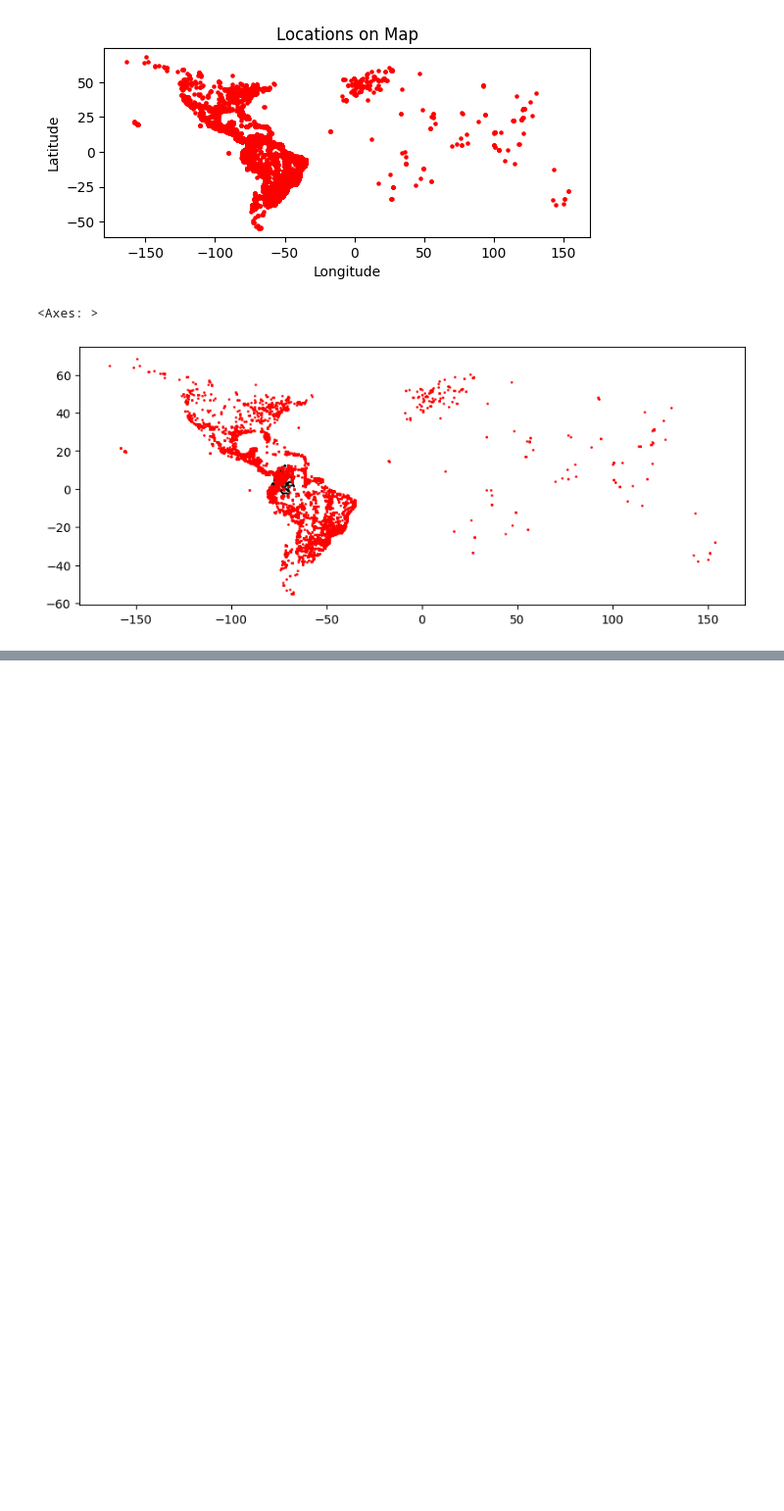
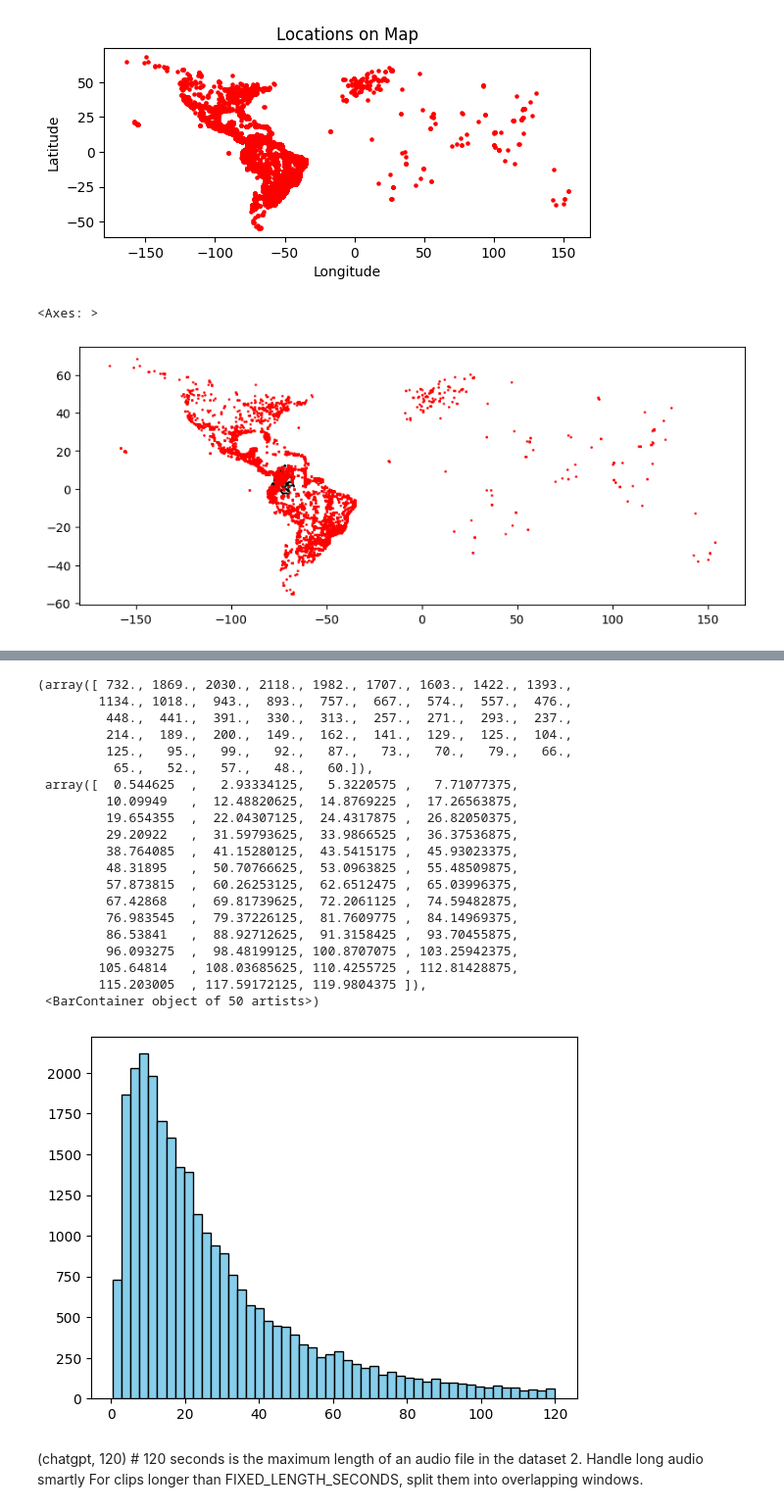
Before and after one commit to EnJag/BirdCLEF_2025, a Jupyter notebook: notebooks/data_analysis.ipynb, the cells around one changed output, grey strips where cells are left out. Shown at 98% size. Saved outputs shown, nothing was run; the diff lists cells and outputs as text; code cells hidden in the pictures; blank space fills up the shorter version.

```diff
--- a/notebooks/data_analysis.ipynb
+++ b/notebooks/data_analysis.ipynb
@@ -233,0 +288,29 @@ meta_train_gdf.plot(ax=ax, marker='o', color='red', markersize=1)
+# %%
+d_un_x = [d for d in durations if d < 120]
+plt.hist(d_un_x, bins=50, color='skyblue', edgecolor='black')
+# %% [output]
+(array([ 732., 1869., 2030., 2118., 1982., 1707., 1603., 1422., 1393.,
+        1134., 1018.,  943.,  893.,  757.,  667.,  574.,  557.,  476.,
+         448.,  441.,  391.,  330.,  313.,  257.,  271.,  293.,  237.,
+         214.,  189.,  200.,  149.,  162.,  141.,  129.,  125.,  104.,
+         125.,   95.,   99.,   92.,   87.,   73.,   70.,   79.,   66.,
+          65.,   52.,   57.,   48.,   60.]),
+ array([  0.544625  ,   2.93334125,   5.3220575 ,   7.71077375,
+         10.09949   ,  12.48820625,  14.8769225 ,  17.26563875,
+         19.654355  ,  22.04307125,  24.4317875 ,  26.82050375,
+         29.20922   ,  31.59793625,  33.9866525 ,  36.37536875,
+         38.764085  ,  41.15280125,  43.5415175 ,  45.93023375,
+         48.31895   ,  50.70766625,  53.0963825 ,  55.48509875,
+         57.873815  ,  60.26253125,  62.6512475 ,  65.03996375,
+         67.42868   ,  69.81739625,  72.2061125 ,  74.59482875,
+         76.983545  ,  79.37226125,  81.7609775 ,  84.14969375,
+         86.53841   ,  88.92712625,  91.3158425 ,  93.70455875,
+         96.093275  ,  98.48199125, 100.8707075 , 103.25942375,
+        105.64814   , 108.03685625, 110.4255725 , 112.81428875,
+        115.203005  , 117.59172125, 119.9804375 ]),
+ <BarContainer object of 50 artists>)
+[figure, added]
+# %% [markdown]
+(chatgpt, 120) # 120 seconds is the maximum length of an audio file in the dataset
+2. Handle long audio smartly
+For clips longer than FIXED_LENGTH_SECONDS, split them into overlapping windows.
```
Also changed, not shown: parts of 4 cells of this notebook, 12 other files.
